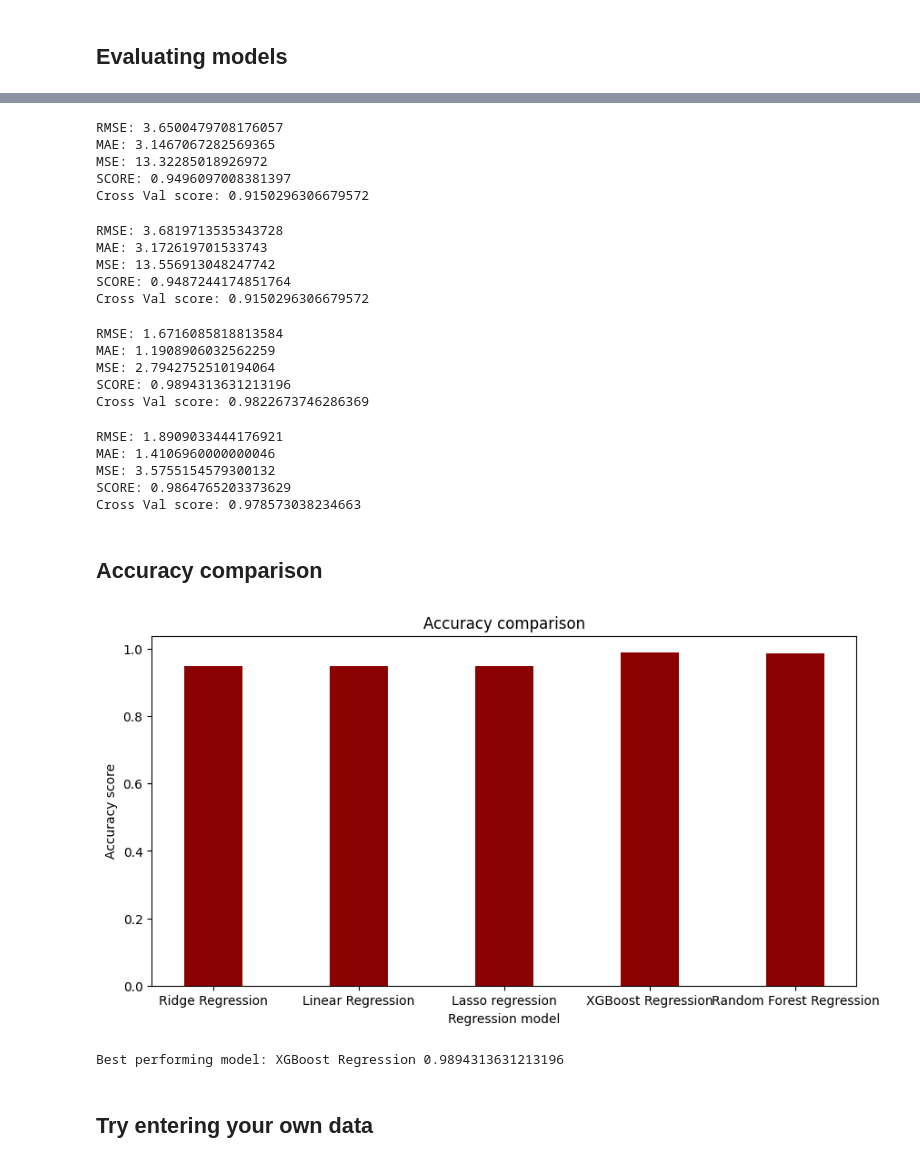
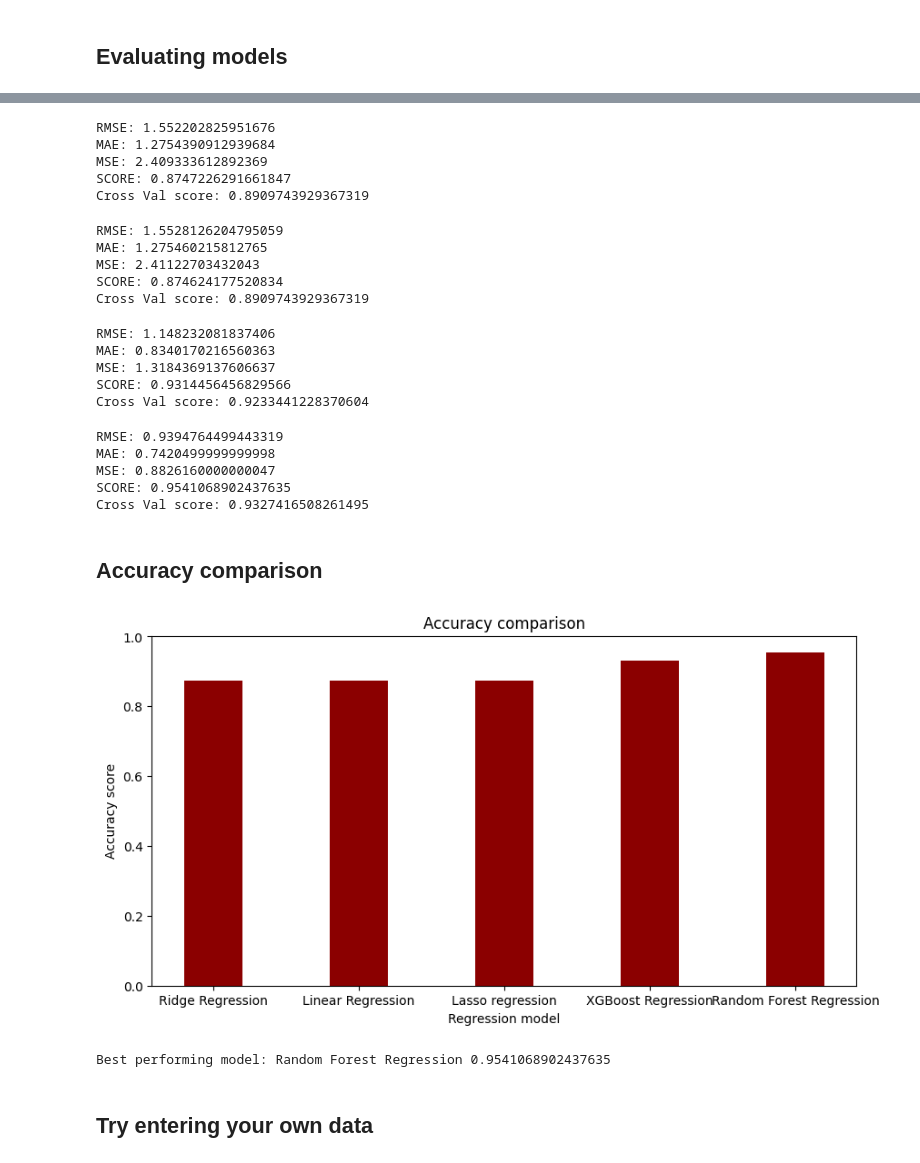
Before and after one commit to Rgunasekaran81/comparing-regression-models, a Jupyter notebook: main.ipynb, the cells around one changed output, grey strips where cells are left out. Cells and saved outputs as stored; diff of their text form; code cells hidden in the pictures.

```diff
--- a/main.ipynb
+++ b/main.ipynb
@@ -12,7 +12,8 @@ import seaborn as sns
 # %% [markdown]
 ## Reading Concrete Data
 # %%
-df = pd.read_csv('Student_Marks.csv') # Concrete_Data Housing Student_Marks
+ # [Concrete_Data, Housing, Student_Marks, Ice Cream Sales - temperatures, Student_Performance, advertising]
+df = pd.read_csv('dataset/advertising.csv')
 ref = df[:3]
 newformat = {}
 df.head()
@@ -28,7 +29,14 @@ df.head()
 # %%
 from math import ceil
 
-fig = plt.figure(figsize=(22, 22), layout='constrained')
+wd = 22
+hi = 22
+
+if(df.shape[1] <= 3):
+    wd = 10
+    hi = 5
+
+fig = plt.figure(figsize=(wd, hi), layout='constrained')
 drawbox, indexbox = 1, 0
 drawhist, indexhist = 4, 0
 n = len(df.columns)
@@ -141,11 +149,11 @@ y_pred = lm.predict(X_test)
 model_accuracy["Linear Regression"] = [eval_metrices(y_test, y_pred)[-1], lm]
 crossvalidation(lm, X_train, y_train, 3)
 # %% [output]
-RMSE: 3.6500479708176057
-MAE: 3.1467067282569365
-MSE: 13.32285018926972
-SCORE: 0.9496097008381397
-Cross Val score: 0.9150296306679572
+RMSE: 1.552202825951676
+MAE: 1.2754390912939684
+MSE: 2.409333612892369
+SCORE: 0.8747226291661847
+Cross Val score: 0.8909743929367319
 # %%
 from sklearn.linear_model import Lasso
 lasso_model = Lasso(alpha = 0.1)
@@ -154,11 +162,11 @@ y_pred = lasso_model.predict(X_test)
 model_accuracy["Lasso regression"] = [eval_metrices(y_test, y_pred)[-1],lasso_model]
 crossvalidation(lm, X_train, y_train, 3)
 # %% [output]
-RMSE: 3.6819713535343728
-MAE: 3.172619701533743
-MSE: 13.556913048247742
-SCORE: 0.9487244174851764
-Cross Val score: 0.9150296306679572
+RMSE: 1.5528126204795059
+MAE: 1.275460215812765
+MSE: 2.41122703432043
+SCORE: 0.874624177520834
+Cross Val score: 0.8909743929367319
 # %%
 import xgboost
 xgb = xgboost.XGBRegressor()
@@ -167,11 +175,11 @@ y_pred = xgb.predict(X_test)
 model_accuracy["XGBoost Regression"] = [eval_metrices(y_test, y_pred)[-1], xgb]
 crossvalidation(xgb, X_train, y_train, 3)
 # %% [output]
-RMSE: 1.6716085818813584
-MAE: 1.1908906032562259
-MSE: 2.7942752510194064
-SCORE: 0.9894313631213196
-Cross Val score: 0.9822673746286369
+RMSE: 1.148232081837406
+MAE: 0.8340170216560363
+MSE: 1.3184369137606637
+SCORE: 0.9314456456829566
+Cross Val score: 0.9233441228370604
 # %%
 from sklearn.ensemble import RandomForestRegressor
 rf_reg = RandomForestRegressor()
@@ -180,33 +188,35 @@ y_pred = rf_reg.predict(X_test)
 model_accuracy["Random Forest Regression"] = [eval_metrices(y_test, y_pred)[-1], rf_reg]
 crossvalidation(rf_reg, X_train, y_train, 3)
 # %% [output]
-RMSE: 1.8909033444176921
-MAE: 1.4106960000000046
-MSE: 3.5755154579300132
-SCORE: 0.9864765203373629
-Cross Val score: 0.978573038234663
+RMSE: 0.9394764499443319
+MAE: 0.7420499999999998
+MSE: 0.8826160000000047
+SCORE: 0.9541068902437635
+Cross Val score: 0.9327416508261495
 # %% [markdown]
 ## Accuracy comparison
 # %%
 fig = plt.figure(figsize = (10, 5))
 ma = []
 for i in model_accuracy.values():
     ma.append(i[0])
 plt.bar(model_accuracy.keys(), ma, color = 'darkred', width = 0.4)
 plt.xlabel("Regression model")
 plt.ylabel("Accuracy score")
 plt.title("Accuracy comparison")
 plt.show()
-bestmodel = ""
+bestmodel = None
+bestmodelname = ""
 bestaccuracy = 0
 for key, val in model_accuracy.items():
     if(val[0] > bestaccuracy):
         bestaccuracy = val[0]
-        bestmodel = key
-print("Best performing model:", bestmodel, bestaccuracy)
+        bestmodel = val[1]
+        bestmodelname = key
+print("Best performing model:", bestmodelname, bestaccuracy)
 # %% [output]
-[figure, old version]
+[figure, new version]
-Best performing model: XGBoost Regression 0.9894313631213196
+Best performing model: Random Forest Regression 0.9541068902437635
 # %% [markdown]
 ## Try entering your own data
 # %%
```
Also changed, not shown: parts of 10 cells of this notebook, 3 other files.
